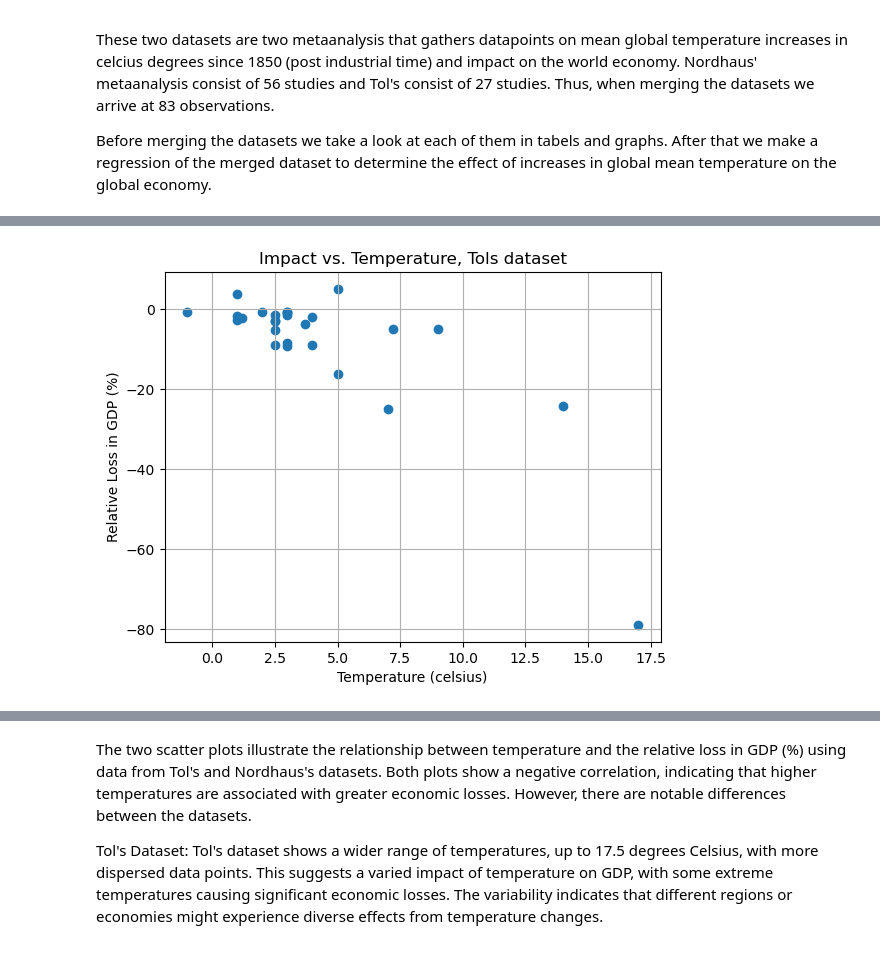
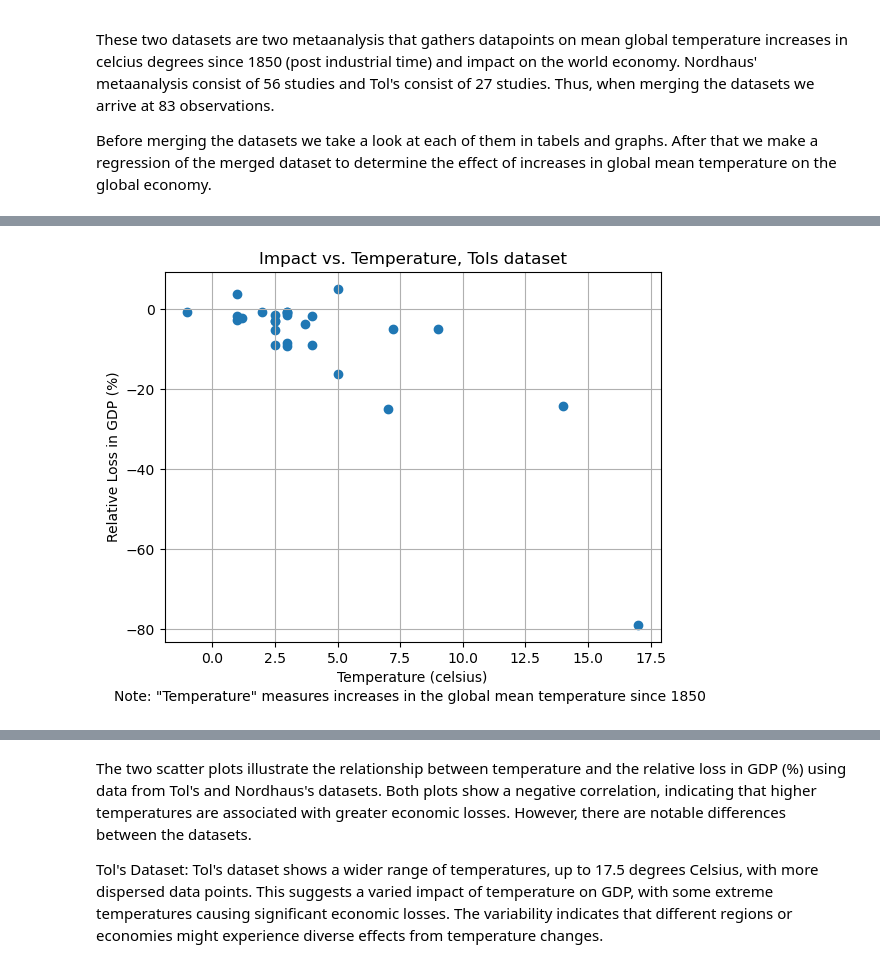
Before and after one commit to NumEconCopenhagen/projects-2024-carl-emil-nicholas-og-christian, a Jupyter notebook: dataproject/dataproject.ipynb, the cells around one changed output, grey strips where cells are left out. Cells and saved outputs as stored; diff of their text form; code cells hidden in the pictures.

```diff
--- a/dataproject/dataproject.ipynb
+++ b/dataproject/dataproject.ipynb
@@ -46,16 +105,20 @@ pd.read_csv(Tol).head(5)
 # %%
 # Load the data from CSV file into a DataFrame
 data1 = pd.read_csv('TolD.csv')
 # Assuming your CSV file has columns 'Temp (celsius)' and 'Impact (%)'
 x = data1['Temp (celsius)']
 y = data1['Impact (%)']
 
 # Plot the data
 plt.scatter(x, y)
 plt.xlabel('Temperature (celsius)')
 plt.ylabel('Relative Loss in GDP (%)')
 plt.title('Impact vs. Temperature, Tols dataset')
 plt.grid(True)
+
+# Add a note at the bottom of the figure
+plt.text(0.5, -0.15, 'Note: "Temperature" measures increases in the global mean temperature since 1850 ', ha='center', va='center', transform=plt.gca().transAxes)
+
 plt.show()
 # %% [output]
-[figure, old version]
+[figure, new version]
```
Also changed, not shown: parts of 17 cells of this notebook.
